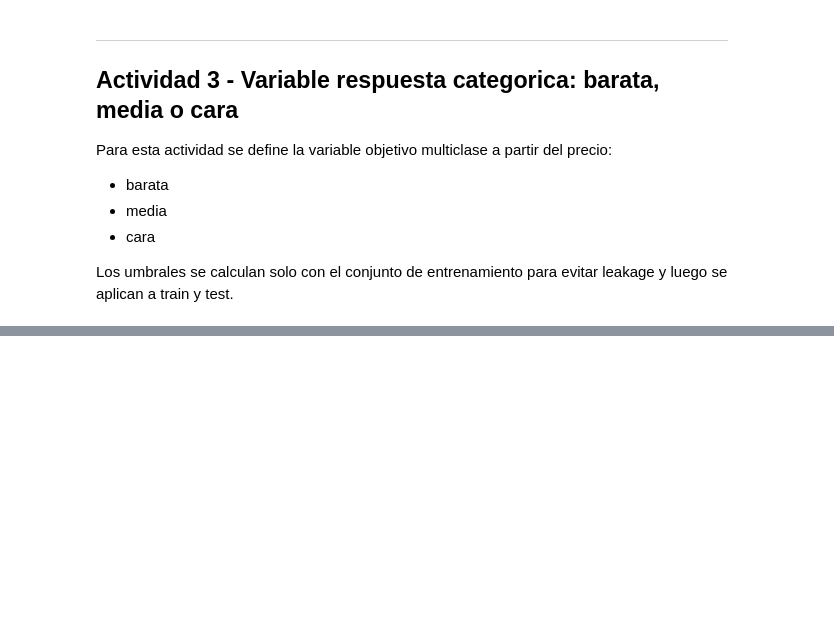
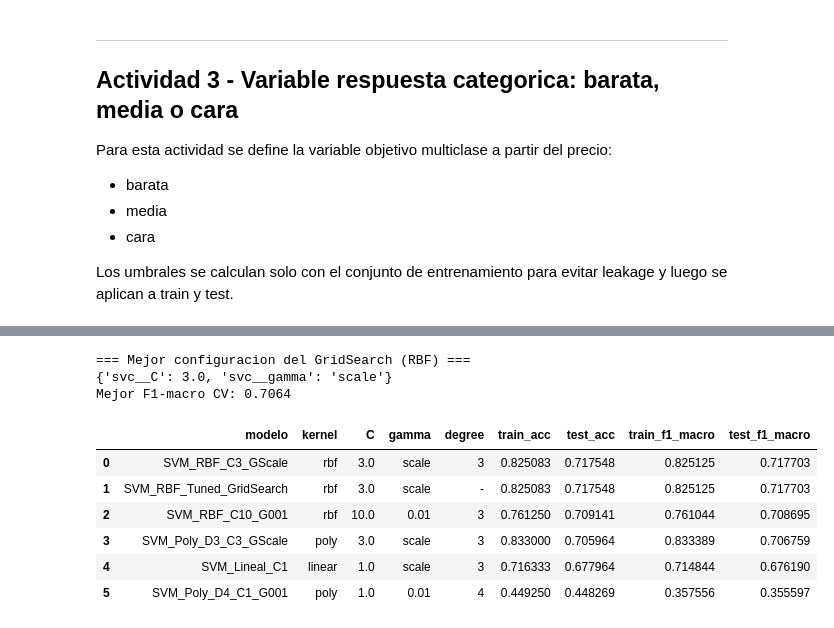
Before and after one commit to diegoanro22/MD-LAB08, a Jupyter notebook: main.ipynb, the cells around one changed output, grey strips where cells are left out. Cells and saved outputs as stored; diff of their text form; code cells hidden in the pictures; blank space fills up the shorter version.

```diff
--- a/main.ipynb
+++ b/main.ipynb
@@ -357,0 +424,46 @@ Etiquetas validas en test : True
+# %%
+# 4.2 Tuneo automatico (RBF)
+import pandas as pd
+
+rbf_pipe = Pipeline([
+    ('prep', preprocessor_svm),
+    ('svc', SVC(kernel='rbf', decision_function_shape='ovr', random_state=42)),
+])
+
+param_grid = {'svc__C': [1.0, 3.0, 10.0], 'svc__gamma': ['scale', 0.01, 0.005]}
+grid = GridSearchCV(rbf_pipe, param_grid=param_grid, scoring='f1_macro', cv=3, n_jobs=-1)
+grid.fit(X_train_svm, y_train_svm)
+
+best_name = 'SVM_RBF_Tuned_GridSearch'
+best_rbf = grid.best_estimator_
+svm_models[best_name] = best_rbf
+pred_train_best = best_rbf.predict(X_train_svm)
+pred_test_best = best_rbf.predict(X_test)
+svm_metrics.append({
+    'modelo': best_name,
+    'kernel': 'rbf',
+    'C': grid.best_params_['svc__C'],
+    'gamma': grid.best_params_['svc__gamma'],
+    'degree': '-',
+    'train_acc': accuracy_score(y_train_svm, pred_train_best),
+    'test_acc': accuracy_score(y_test_cat, pred_test_best),
+    'train_f1_macro': f1_score(y_train_svm, pred_train_best, average='macro'),
+    'test_f1_macro': f1_score(y_test_cat, pred_test_best, average='macro'),
+})
+
+metrics_df = pd.DataFrame(svm_metrics).sort_values('test_f1_macro', ascending=False).reset_index(drop=True)
+print('=== Mejor configuracion del GridSearch (RBF) ===')
+print(grid.best_params_)
+print(f'Mejor F1-macro CV: {grid.best_score_:.4f}')
+display(metrics_df)
+# %% [output]
+=== Mejor configuracion del GridSearch (RBF) ===
+{'svc__C': 3.0, 'svc__gamma': 'scale'}
+Mejor F1-macro CV: 0.7064
+|  | modelo | kernel | C | gamma | degree | train_acc | test_acc | train_f1_macro | test_f1_macro |
+| 0 | SVM_RBF_C3_GScale | rbf | 3.0 | scale | 3 | 0.825083 | 0.717548 | 0.825125 | 0.717703 |
+| 1 | SVM_RBF_Tuned_GridSearch | rbf | 3.0 | scale | - | 0.825083 | 0.717548 | 0.825125 | 0.717703 |
+| 2 | SVM_RBF_C10_G001 | rbf | 10.0 | 0.01 | 3 | 0.761250 | 0.709141 | 0.761044 | 0.708695 |
+| 3 | SVM_Poly_D3_C3_GScale | poly | 3.0 | scale | 3 | 0.833000 | 0.705964 | 0.833389 | 0.706759 |
+| 4 | SVM_Lineal_C1 | linear | 1.0 | scale | 3 | 0.716333 | 0.677964 | 0.714844 | 0.676190 |
+| 5 | SVM_Poly_D4_C1_G001 | poly | 1.0 | 0.01 | 4 | 0.449250 | 0.448269 | 0.357556 | 0.355597 |
```
Also changed, not shown: parts of 15 cells of this notebook.
